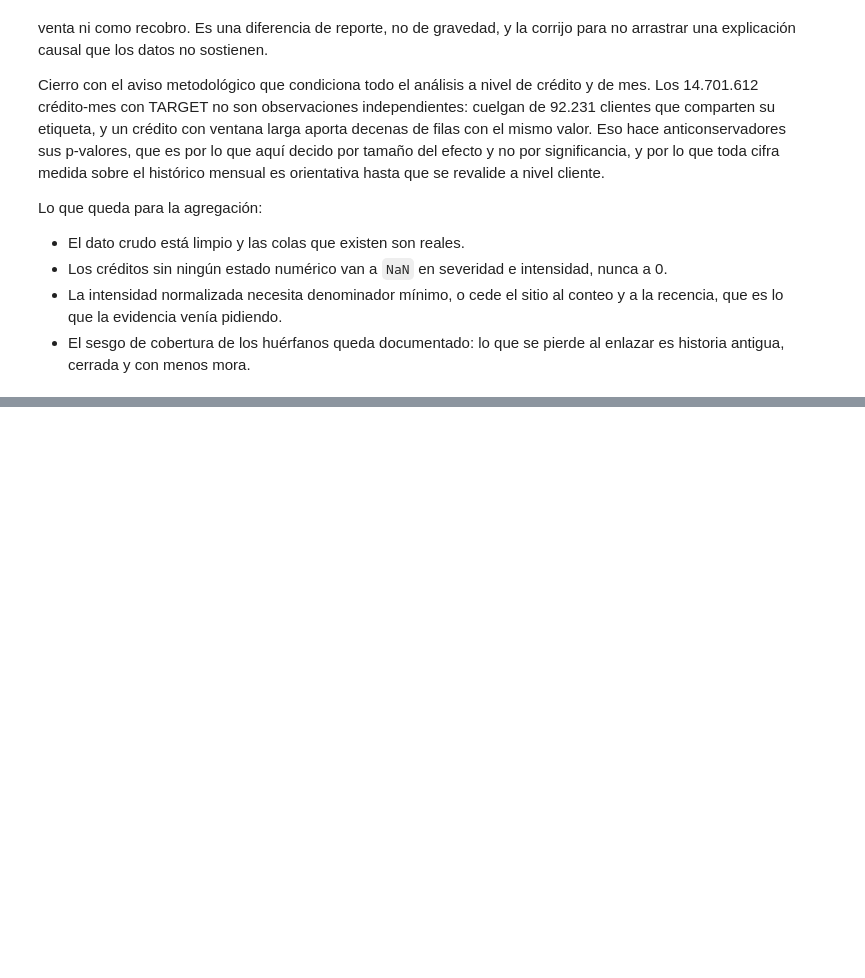
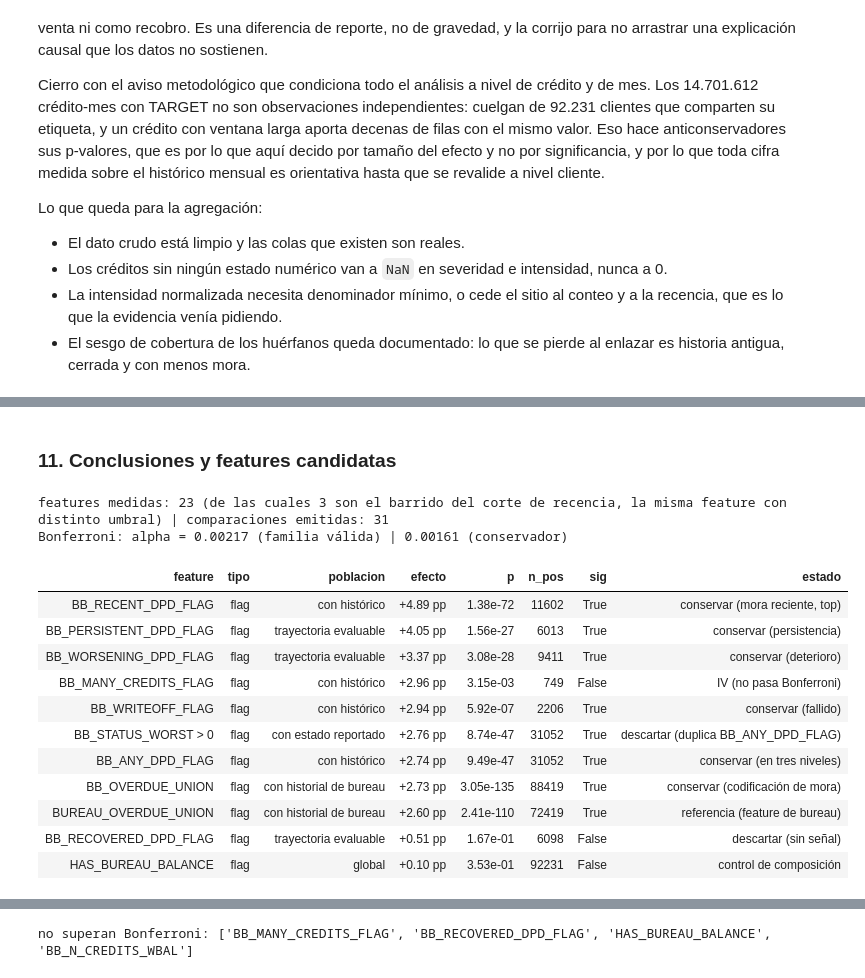
Before and after one commit to yeraybc/home-credit-default-risk, a Jupyter notebook: notebooks/03_eda_bureau_balance.ipynb, the cells around one changed output, grey strips where cells are left out. Cells and saved outputs as stored; diff of their text form; code cells hidden in the pictures; blank space fills up the shorter version.

```diff
--- a/notebooks/03_eda_bureau_balance.ipynb
+++ b/notebooks/03_eda_bureau_balance.ipynb
@@ -863,0 +1325,65 @@ Lo que queda para la agregación:
+# %% [markdown]
+### 11. Conclusiones y features candidatas
+# %%
+# ranking consolidado: una decisión por feature, con la población en la que se midió
+ESTADO = {
+    "BB_RECENT_DPD_FLAG": "conservar (mora reciente, top)",
+    "BB_MONTHS_SINCE_LAST_DPD_REL": "conservar (recencia, en tramos)",
+    "BB_OVERDUE_UNION": "conservar (codificación de mora)",
+    "BB_ANY_DPD_FLAG": "conservar (en tres niveles)",
+    "BB_WRITEOFF_FLAG": "conservar (fallido)",
+    "BB_PCT_MONTHS_DPD": "conservar (denominador mínimo de 6)",
+    "BB_PERSISTENT_DPD_FLAG": "conservar (persistencia)",
+    "BB_WORSENING_DPD_FLAG": "conservar (deterioro)",
+    "BB_MANY_CREDITS_FLAG": "IV (no pasa Bonferroni)",
+    "BB_DPD_MONTHS_COUNT": "IV (secundaria)",
+    "BB_CREDITS_WITH_DPD_COUNT": "IV (secundaria)",
+    "BB_MONTHS_TOTAL": "IV (descarte ya no estructural)",
+    "BB_STATUS_WORST": "descartar (vacía dentro de morosos)",
+    "BB_STATUS_WORST > 0": "descartar (duplica BB_ANY_DPD_FLAG)",
+    "BB_MONTHS_SINCE_LAST_DPD": "descartar (redundante con la relativa)",
+    "BB_MONTHS_MAX": "descartar (redundancia con bureau, firme)",
+    "BB_N_CREDITS_WBAL": "descartar (ruido como continua)",
+    "BB_RECOVERED_DPD_FLAG": "descartar (sin señal)",
+    "HAS_BUREAU_BALANCE": "control de composición",
+    "BUREAU_OVERDUE_UNION": "referencia (feature de bureau)",
+}
+barrido = [f["feature"] for f in ev.fb_flags if f["feature"].startswith("impago en los últimos")]
+
+n_feat = len(ev.fb_flags) + len(ev.fb_cont)          # familia válida: una decisión por feature
+alpha = 0.05 / n_feat
+alpha_consv = 0.05 / len(ev.fb_comparisons)          # todas las emitidas, referencia conservadora
+print(f"features medidas: {n_feat} (de las cuales {len(barrido)} son el barrido del corte de recencia, "
+      f"la misma feature con distinto umbral) | comparaciones emitidas: {len(ev.fb_comparisons)}")
+print(f"Bonferroni: alpha = {alpha:.5f} (familia válida) | {alpha_consv:.5f} (conservador)")
+
+
+def consolidar(acumulador):
+    """tabla de decisión: efecto, significancia tras Bonferroni y estado, sin las filas del barrido."""
+    d = pd.DataFrame(acumulador).query("feature not in @barrido").copy()
+    d["sig"] = d["p"] < alpha
+    d["estado"] = d["feature"].map(ESTADO)
+    assert d["estado"].notna().all(), f"features sin estado: {d.loc[d.estado.isna(), 'feature'].tolist()}"
+    return d.sort_values("efecto", key=abs, ascending=False)
+
+
+rank_flags, rank_cont = consolidar(ev.fb_flags), consolidar(ev.fb_cont)
+display(rank_flags.style.hide(axis="index").format({"efecto": "{:+.2f} pp", "p": "{:.2e}"}))
+display(rank_cont.style.hide(axis="index").format({"efecto": "{:.4f}", "p": "{:.2e}"}))
+no_pasan = pd.concat([rank_flags, rank_cont]).query("not sig")["feature"].tolist()
+print(f"no superan Bonferroni: {no_pasan}")
+# %% [output]
+features medidas: 23 (de las cuales 3 son el barrido del corte de recencia, la misma feature con distinto umbral) | comparaciones emitidas: 31
+Bonferroni: alpha = 0.00217 (familia válida) | 0.00161 (conservador)
+| feature | tipo | poblacion | efecto | p | n_pos | sig | estado |
+| BB_RECENT_DPD_FLAG | flag | con histórico | +4.89 pp | 1.38e-72 | 11602 | True | conservar (mora reciente, top) |
+| BB_PERSISTENT_DPD_FLAG | flag | trayectoria evaluable | +4.05 pp | 1.56e-27 | 6013 | True | conservar (persistencia) |
+| BB_WORSENING_DPD_FLAG | flag | trayectoria evaluable | +3.37 pp | 3.08e-28 | 9411 | True | conservar (deterioro) |
+| BB_MANY_CREDITS_FLAG | flag | con histórico | +2.96 pp | 3.15e-03 | 749 | False | IV (no pasa Bonferroni) |
+| BB_WRITEOFF_FLAG | flag | con histórico | +2.94 pp | 5.92e-07 | 2206 | True | conservar (fallido) |
+| BB_STATUS_WORST > 0 | flag | con estado reportado | +2.76 pp | 8.74e-47 | 31052 | True | descartar (duplica BB_ANY_DPD_FLAG) |
+| BB_ANY_DPD_FLAG | flag | con histórico | +2.74 pp | 9.49e-47 | 31052 | True | conservar (en tres niveles) |
+| BB_OVERDUE_UNION | flag | con historial de bureau | +2.73 pp | 3.05e-135 | 88419 | True | conservar (codificación de mora) |
+| BUREAU_OVERDUE_UNION | flag | con historial de bureau | +2.60 pp | 2.41e-110 | 72419 | True | referencia (feature de bureau) |
+| BB_RECOVERED_DPD_FLAG | flag | trayectoria evaluable | +0.51 pp | 1.67e-01 | 6098 | False | descartar (sin señal) |
+| HAS_BUREAU_BALANCE | flag | global | +0.10 pp | 3.53e-01 | 92231 | False | control de composición |
@@ -863,0 +1400 @@ Lo que queda para la agregación:
+no superan Bonferroni: ['BB_MANY_CREDITS_FLAG', 'BB_RECOVERED_DPD_FLAG', 'HAS_BUREAU_BALANCE', 'BB_N_CREDITS_WBAL']
```
Also changed, not shown: parts of 29 cells of this notebook, 1 other file.
